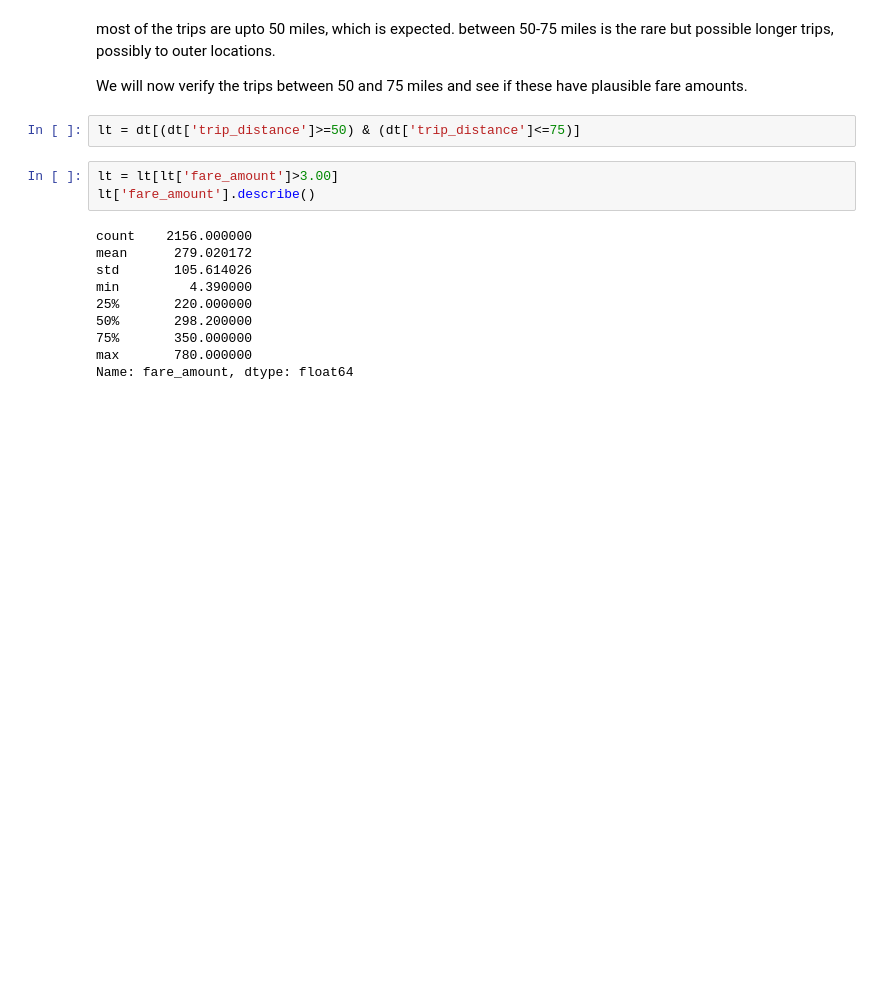
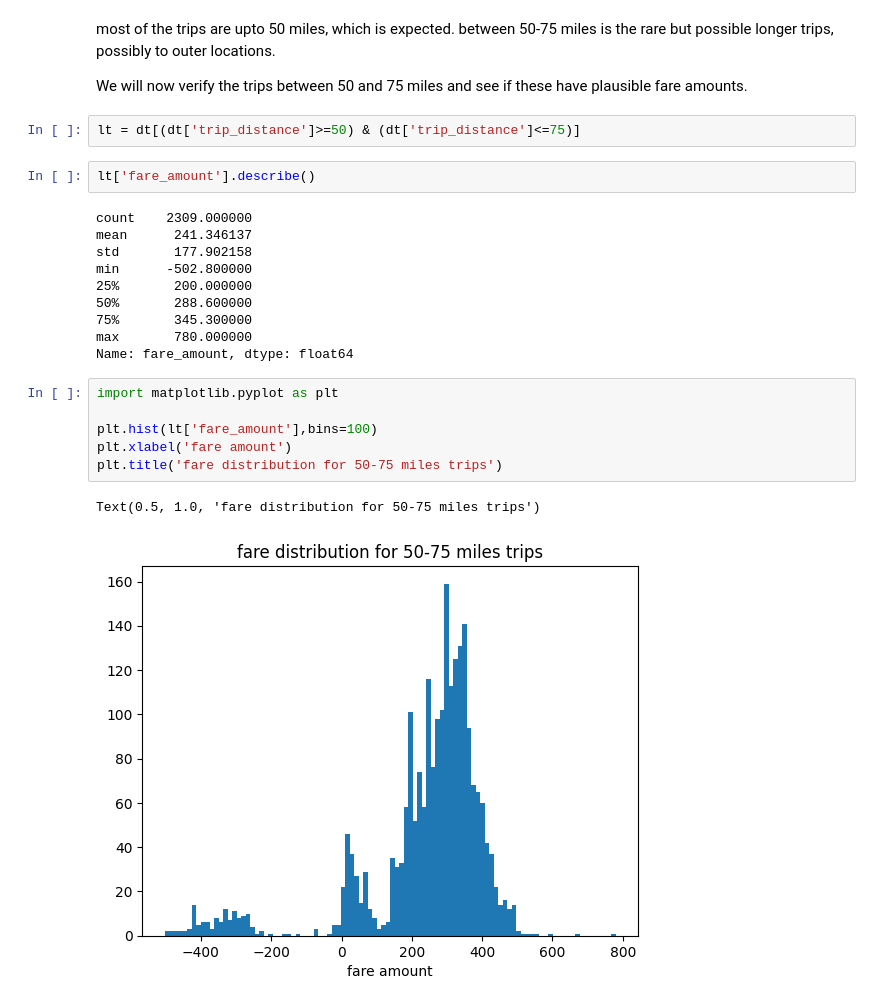
Before and after one commit to anubhavsingh1729/aidqds, a Jupyter notebook: analysis_notebook.ipynb, the cells around one changed output. Drawn from its saved outputs; the diff is of its cells as text; blank space fills up the shorter version.

```diff
--- a/analysis_notebook.ipynb
+++ b/analysis_notebook.ipynb
@@ -547,15 +547,23 @@ We will now verify the trips between 50 and 75 miles and see if these have plaus
 # %%
 lt = dt[(dt['trip_distance']>=50) & (dt['trip_distance']<=75)]
 # %%
-lt = lt[lt['fare_amount']>3.00]
 lt['fare_amount'].describe()
 # %% [output]
-count    2156.000000
-mean      279.020172
-std       105.614026
-min         4.390000
-25%       220.000000
-50%       298.200000
-75%       350.000000
+count    2309.000000
+mean      241.346137
+std       177.902158
+min      -502.800000
+25%       200.000000
+50%       288.600000
+75%       345.300000
 max       780.000000
 Name: fare_amount, dtype: float64
+# %%
+import matplotlib.pyplot as plt
+
+plt.hist(lt['fare_amount'],bins=100)
+plt.xlabel('fare amount')
+plt.title('fare distribution for 50-75 miles trips')
+# %% [output]
+Text(0.5, 1.0, 'fare distribution for 50-75 miles trips')
+[figure, added]
```
Also changed, not shown: parts of 24 cells of this notebook.
